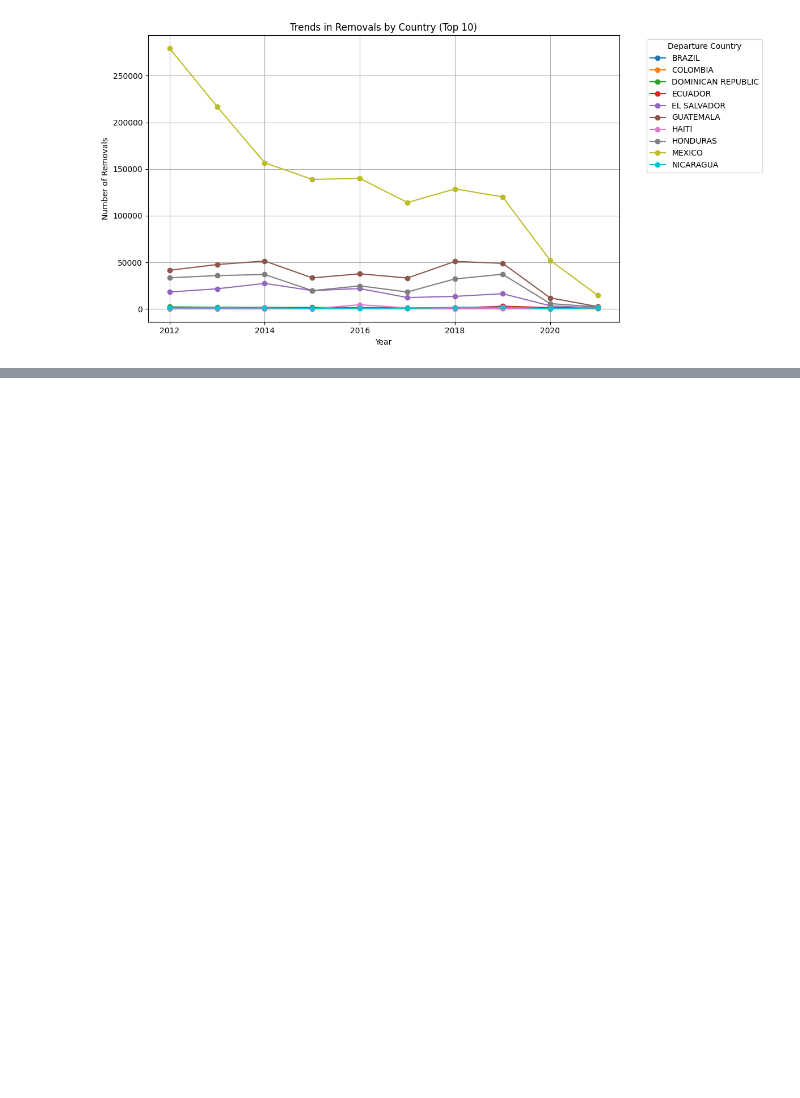
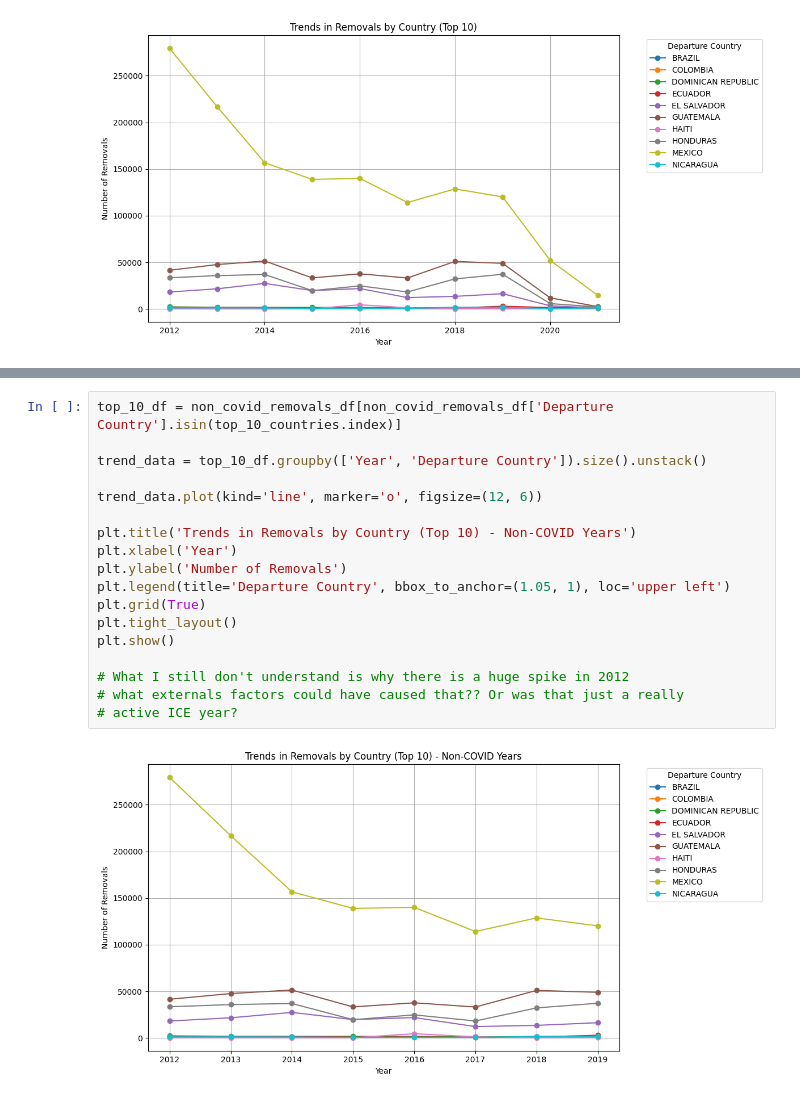
Before and after one commit to Jackie995/Advanced_Data_Science_Project, a Jupyter notebook: Notebooks/Analysis, Cleaning/Haeseo/Possible Effects of Enforcement.ipynb, the cells around one changed output, grey strips where cells are left out. Cells and saved outputs as stored; diff of their text form; blank space fills up the shorter version.

```diff
--- a/Notebooks/Analysis, Cleaning/Danny/Possible Effects of Enforcement.ipynb
+++ b/Notebooks/Analysis, Cleaning/Haeseo/Possible Effects of Enforcement.ipynb
@@ -169,0 +200,20 @@ plt.show()
+# %%
+top_10_df = non_covid_removals_df[non_covid_removals_df['Departure Country'].isin(top_10_countries.index)]
+
+trend_data = top_10_df.groupby(['Year', 'Departure Country']).size().unstack()
+
+trend_data.plot(kind='line', marker='o', figsize=(12, 6))
+
+plt.title('Trends in Removals by Country (Top 10) - Non-COVID Years')
+plt.xlabel('Year')
+plt.ylabel('Number of Removals')
+plt.legend(title='Departure Country', bbox_to_anchor=(1.05, 1), loc='upper left')
+plt.grid(True)
+plt.tight_layout()
+plt.show()
+
+# What I still don't understand is why there is a huge spike in 2012
+# what externals factors could have caused that?? Or was that just a really
+# active ICE year?
+# %% [output]
+[figure, added]
```
Also changed, not shown: parts of 3 cells of this notebook, 5 other files.
